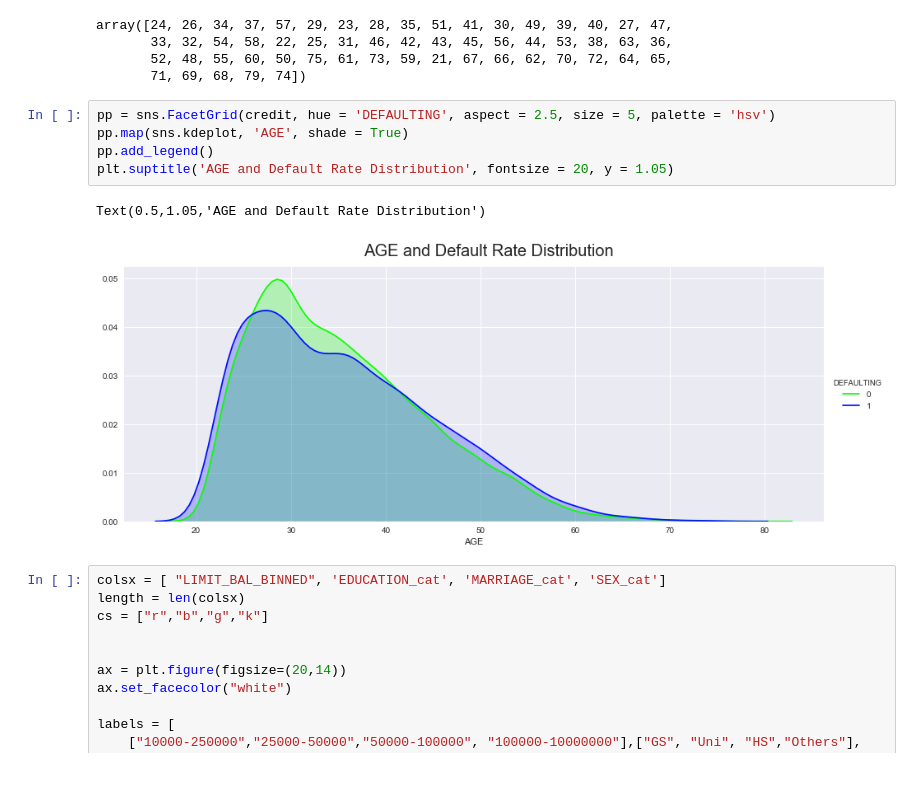
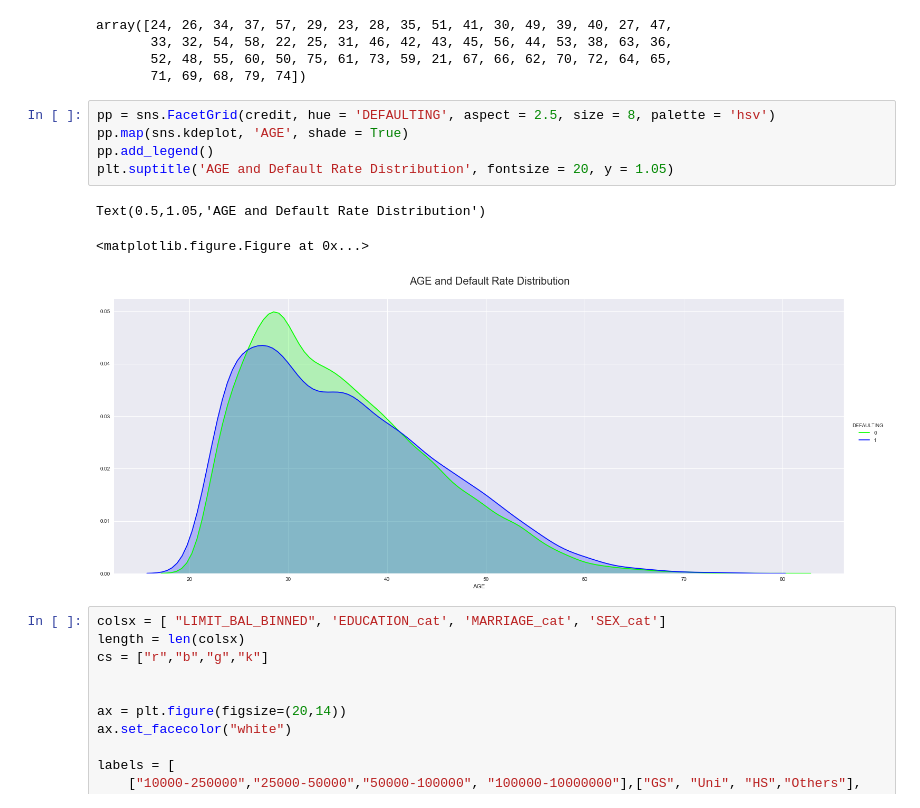
Before and after one commit to greatschism/C5T2, a Jupyter notebook: notebooks/Preprocessing/homework_C5T2.ipynb, the cells around one changed output. Drawn from its saved outputs; the diff is of its cells as text; blank space fills up the shorter version.

```diff
--- a/notebooks/Preprocessing/homework_C5T2.ipynb
+++ b/notebooks/Preprocessing/homework_C5T2.ipynb
@@ -444,13 +444,14 @@ array([24, 26, 34, 37, 57, 29, 23, 28, 35, 51, 41, 30, 49, 39, 40, 27, 47,
        52, 48, 55, 60, 50, 75, 61, 73, 59, 21, 67, 66, 62, 70, 72, 64, 65,
        71, 69, 68, 79, 74])
 # %%
-pp = sns.FacetGrid(credit, hue = 'DEFAULTING', aspect = 2.5, size = 5, palette = 'hsv')
+pp = sns.FacetGrid(credit, hue = 'DEFAULTING', aspect = 2.5, size = 8, palette = 'hsv')
 pp.map(sns.kdeplot, 'AGE', shade = True)
 pp.add_legend()
 plt.suptitle('AGE and Default Rate Distribution', fontsize = 20, y = 1.05)
 # %% [output]
 Text(0.5,1.05,'AGE and Default Rate Distribution')
+<matplotlib.figure.Figure at 0x...>
-[figure, old version]
+[figure, new version]
 # %%
 colsx = [ "LIMIT_BAL_BINNED", 'EDUCATION_cat', 'MARRIAGE_cat', 'SEX_cat']
 length = len(colsx)
```
Also changed, not shown: parts of 9 cells of this notebook.
